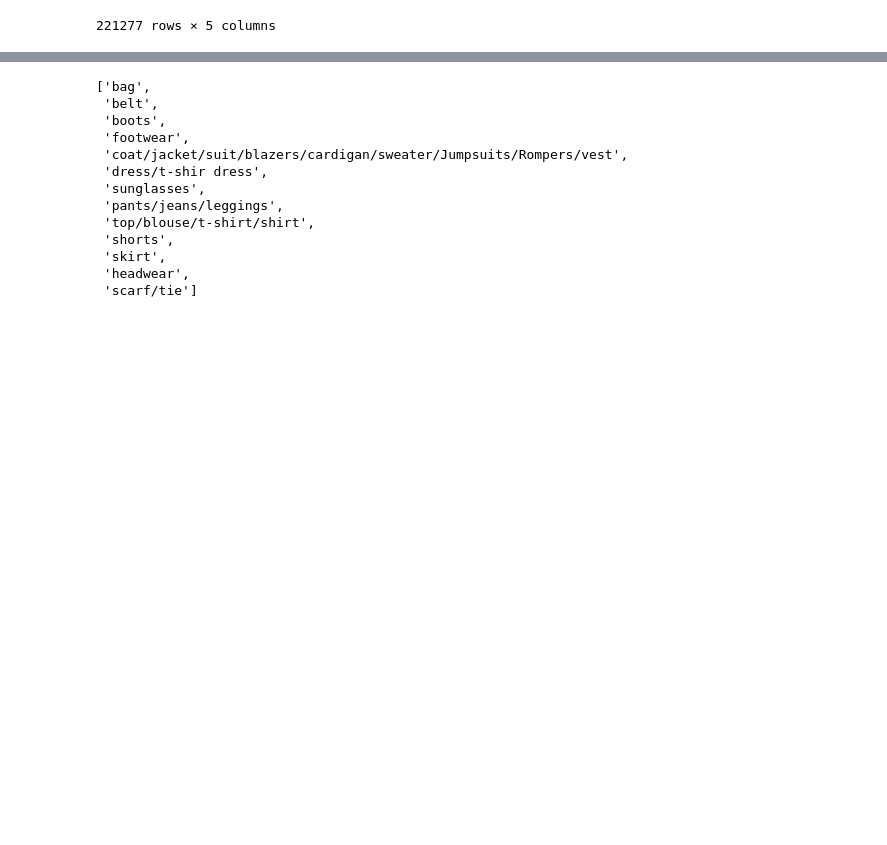
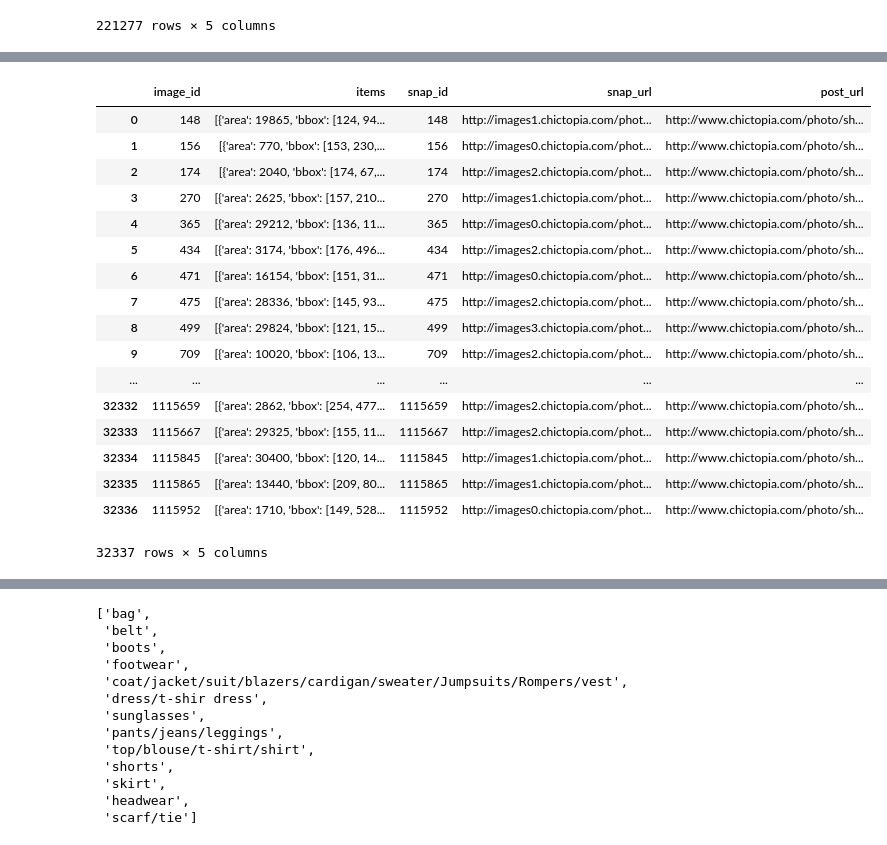
Before and after one commit to eBay/modanet, a Jupyter notebook: ModaNet.ipynb, the cells around one changed output, grey strips where cells are left out. Drawn from its saved outputs; the diff is of its cells as text; code cells hidden in the pictures; blank space fills up the shorter version.

```diff
--- a/ModaNet.ipynb
+++ b/ModaNet.ipynb
@@ -19,5 +1,8 @@ pylab.rcParams['figure.figsize'] = (8.0, 10.0)
 # %%
-json_file = './annotations/modanet2018_instances_train.json'
+import json
+
+json_file = './raw/annotations/modanet2018_instances_train.json'
+# json_file = './raw/annotations/modanet2018_instances_test.json'
 d = json.load(open(json_file))
 #pd.read_json(json_file)
 # %%
@@ -94,3 +38,14 @@ df_ann
 |  | 221275 | 13720 | [206, 244, 98, 140] | 1 | 0 | [[238, 244, 231, 274, 210, 279, 2... |
 |  | 221276 | 375 | [186, 537, 25, 15] | 4 | 0 | [[213, 498, 208, 507, 208, 518, 2... |
 221277 rows × 5 columns
+# %%
+df_annt_items = pd.DataFrame(d['annotations'])
+cols = ['image_id']
+
+df_annt = df_annt_items\
+    .groupby(cols)\
+    [df_annt_items.columns.difference(cols)]\
+    .apply(lambda df_: df_.to_dict('records'))\
+    .rename('items')\
+    .reset_index()
+df_annt
@@ -96,0 +71,8 @@ df_ann
+# %%
+pd.set_option("display.max_colwidth", 80)
+json_file = '~/datasets/PaperDoll/raw/labels/paperdoll.json'
+df_ppdl = pd.read_json(json_file)[['snap_id', 'snap_url', 'post_url']]
+# all snap_url in PaperDoll is not used in ModaNet,
+# so need to crawl post_url to get correct snap images
+# used in ModaNet
+df_ppdl
@@ -96,0 +98,26 @@ df_ann
+# %%
+df_annt = df_annt\
+    .merge(
+        df_ppdl, left_on='image_id', right_on='snap_id',
+        how='inner',
+    )
+df_annt
+# %% [output]
+|  | image_id | items | snap_id | snap_url | post_url |
+| 0 | 148 | [{'area': 19865, 'bbox': [124, 94... | 148 | http://images1.chictopia.com/phot... | http://www.chictopia.com/photo/sh... |
+| 1 | 156 | [{'area': 770, 'bbox': [153, 230,... | 156 | http://images0.chictopia.com/phot... | http://www.chictopia.com/photo/sh... |
+| 2 | 174 | [{'area': 2040, 'bbox': [174, 67,... | 174 | http://images2.chictopia.com/phot... | http://www.chictopia.com/photo/sh... |
+| 3 | 270 | [{'area': 2625, 'bbox': [157, 210... | 270 | http://images1.chictopia.com/phot... | http://www.chictopia.com/photo/sh... |
+| 4 | 365 | [{'area': 29212, 'bbox': [136, 11... | 365 | http://images0.chictopia.com/phot... | http://www.chictopia.com/photo/sh... |
+| 5 | 434 | [{'area': 3174, 'bbox': [176, 496... | 434 | http://images2.chictopia.com/phot... | http://www.chictopia.com/photo/sh... |
+| 6 | 471 | [{'area': 16154, 'bbox': [151, 31... | 471 | http://images0.chictopia.com/phot... | http://www.chictopia.com/photo/sh... |
+| 7 | 475 | [{'area': 28336, 'bbox': [145, 93... | 475 | http://images2.chictopia.com/phot... | http://www.chictopia.com/photo/sh... |
+| 8 | 499 | [{'area': 29824, 'bbox': [121, 15... | 499 | http://images3.chictopia.com/phot... | http://www.chictopia.com/photo/sh... |
+| 9 | 709 | [{'area': 10020, 'bbox': [106, 13... | 709 | http://images2.chictopia.com/phot... | http://www.chictopia.com/photo/sh... |
+| ... | ... | ... | ... | ... | ... |
+| 32332 | 1115659 | [{'area': 2862, 'bbox': [254, 477... | 1115659 | http://images2.chictopia.com/phot... | http://www.chictopia.com/photo/sh... |
+| 32333 | 1115667 | [{'area': 29325, 'bbox': [155, 11... | 1115667 | http://images2.chictopia.com/phot... | http://www.chictopia.com/photo/sh... |
+| 32334 | 1115845 | [{'area': 30400, 'bbox': [120, 14... | 1115845 | http://images1.chictopia.com/phot... | http://www.chictopia.com/photo/sh... |
+| 32335 | 1115865 | [{'area': 13440, 'bbox': [209, 80... | 1115865 | http://images1.chictopia.com/phot... | http://www.chictopia.com/photo/sh... |
+| 32336 | 1115952 | [{'area': 1710, 'bbox': [149, 528... | 1115952 | http://images0.chictopia.com/phot... | http://www.chictopia.com/photo/sh... |
+32337 rows × 5 columns
```
Also changed, not shown: parts of 18 cells of this notebook, 7 other files.
